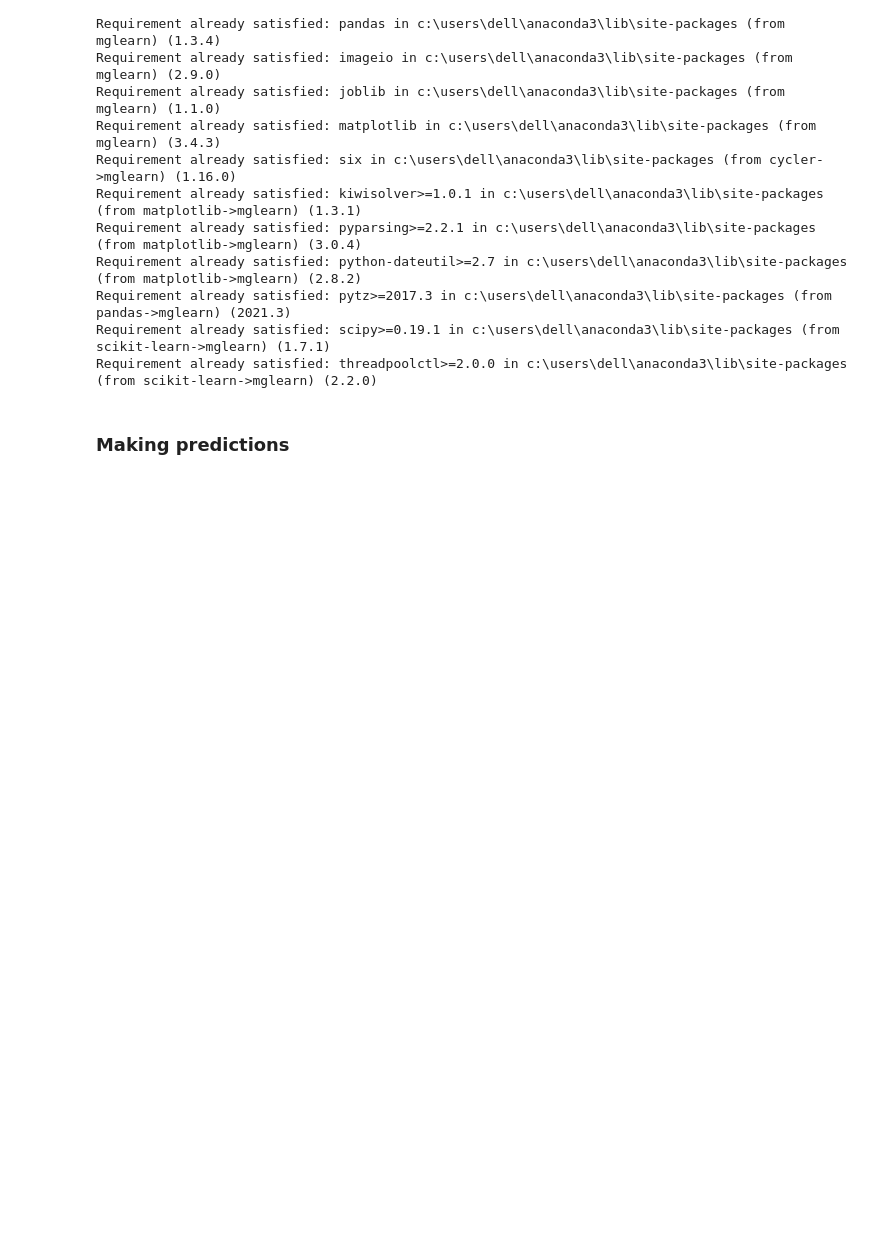
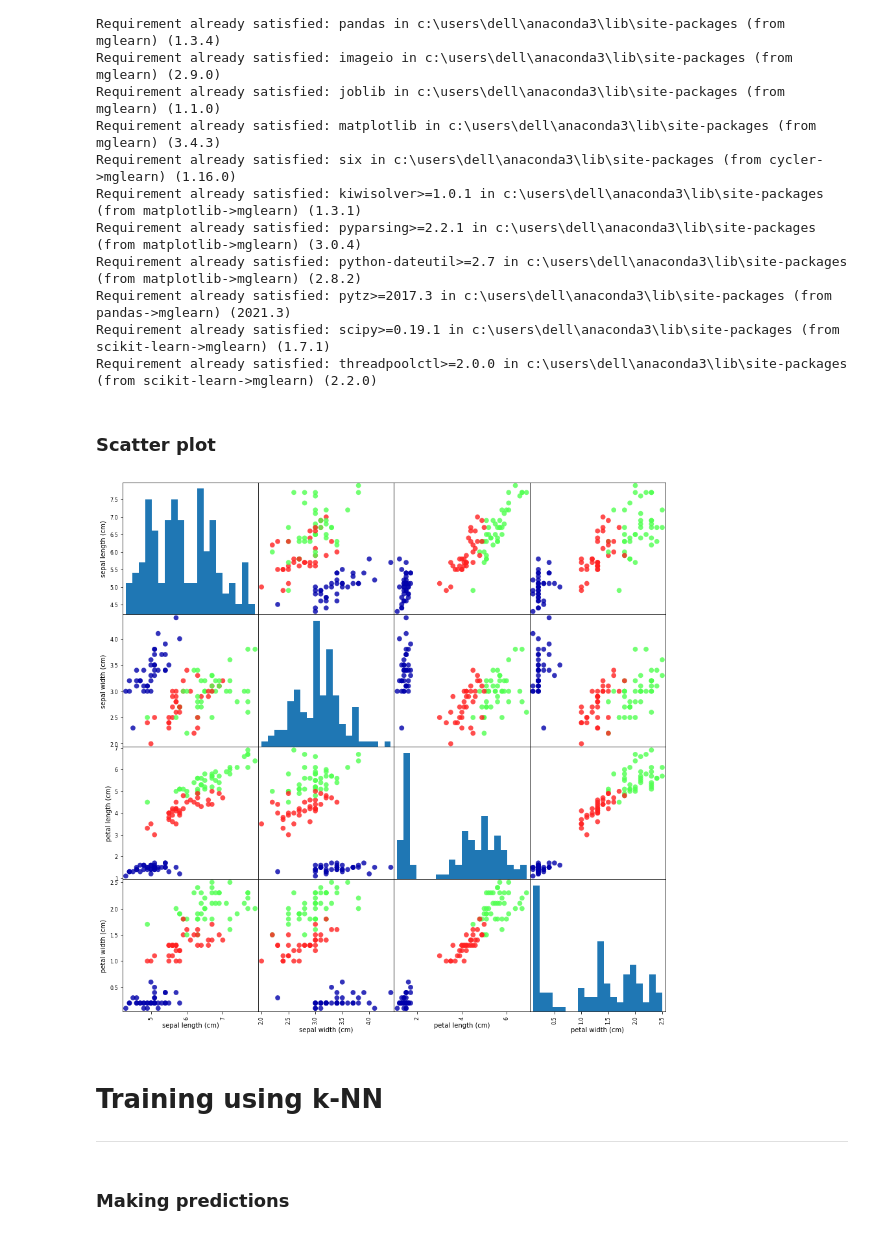
Before and after one commit to V1rex/100_ml_project, a Jupyter notebook: Classifying Iris Species 001.ipynb, the cells around one changed output. Drawn from its saved outputs; the diff is of its cells as text; code cells hidden in the pictures; blank space fills up the shorter version.

```diff
--- a/Classifying Iris Species 001.ipynb
+++ b/Classifying Iris Species 001.ipynb
@@ -40,5 +44,16 @@ y = df['target']
 # %%
 X_train, X_test, y_train, y_test = train_test_split(X, y, random_state=0)
+# %% [markdown]
+### Scatter plot
+# %%
+from pandas.plotting import scatter_matrix
+grr = scatter_matrix(X_train, c=y_train, figsize=(15, 15), marker='o',
+hist_kwds={'bins': 20}, s=60, alpha=.8, cmap=mglearn.cm3)
+# %% [output]
+[figure, added]
+# %% [markdown]
+# Training using k-NN
+---
 # %%
 from sklearn.neighbors import KNeighborsClassifier
 
```
Also changed, not shown: parts of 3 cells of this notebook, 2 other files.
